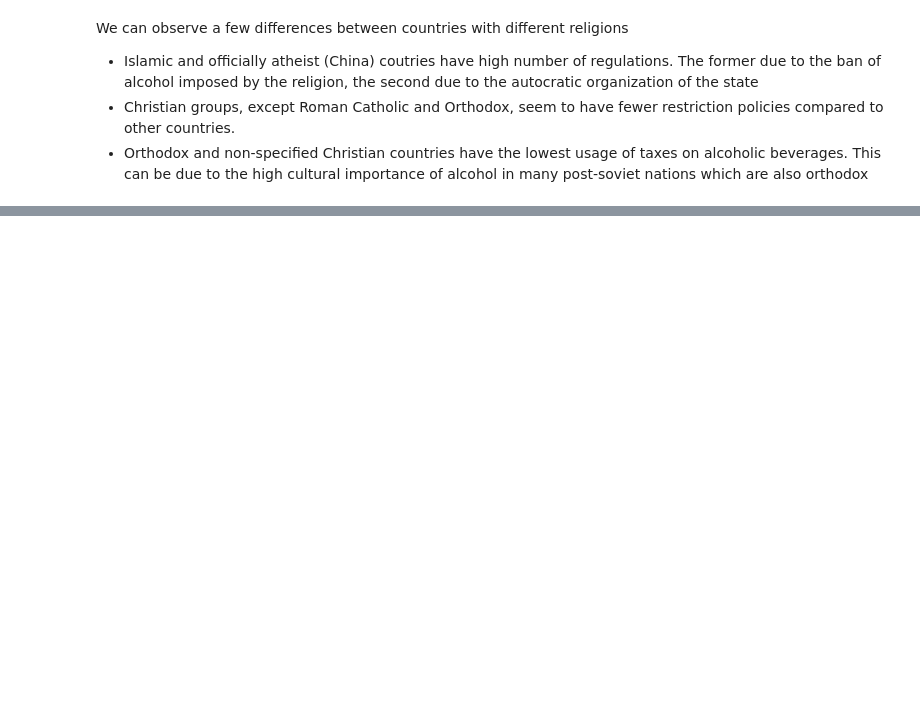
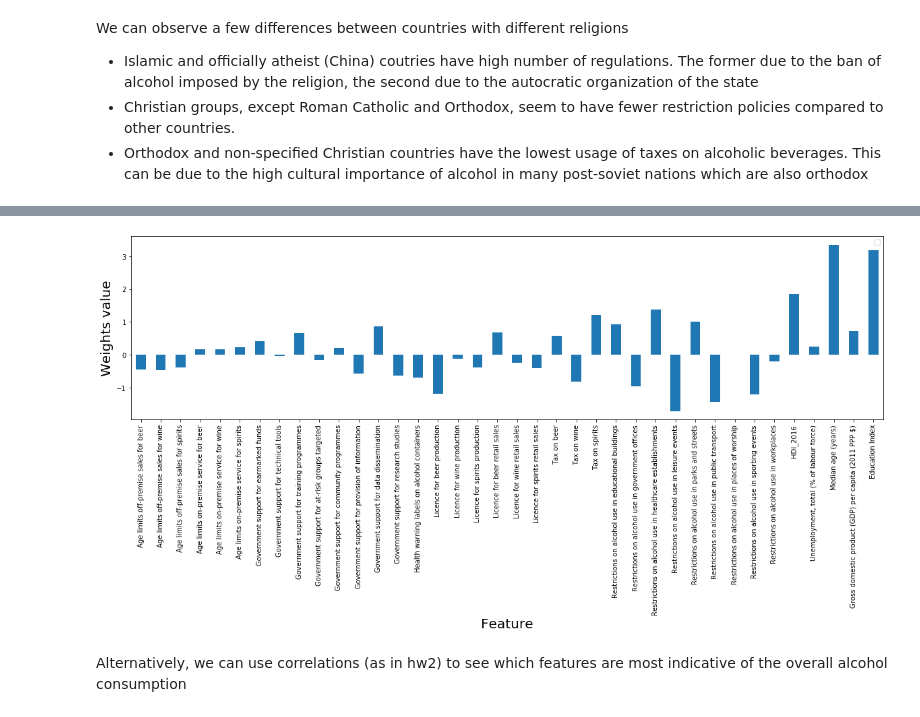
Before and after one commit to TomasTurner/Notorious_ADA_Projet_2019, a Jupyter notebook: src/Final_notebook.ipynb, the cells around one changed output, grey strips where cells are left out. Saved outputs shown, nothing was run; the diff lists cells and outputs as text; code cells hidden in the pictures; blank space fills up the shorter version.

```diff
--- a/src/Final_notebook.ipynb
+++ b/src/Final_notebook.ipynb
@@ -696,0 +746,25 @@ Milestone 3: 20th december
+# %%
+#running linear regression on features, with the target being alcohol consumption
+X = clustering_normalized_np[:,:-1]
+y = clustering_normalized_np[:,-1:]
+
+mse = np.zeros(100)
+warnings.filterwarnings('ignore')
+for a in range(100):
+    mse[a] = -np.mean(cross_val_score(Ridge(alpha=a/10.0), X=X, y=y, cv=5, scoring='neg_mean_squared_error'));
+# %%
+#getting weights for the best performing alpha value
+best_alpha = np.argmin(mse)
+ridge = Ridge(best_alpha/10.0)
+ridge.fit(X, y);
+# %%
+#plotting weights
+plt.rcParams['figure.figsize'] = [20, 5]
+df = pd.DataFrame({'_': ridge.coef_[0]}, index=clustering_normalized_df.columns.tolist()[:-1])
+q = df.plot.bar()
+q.set_xlabel('Feature', size=20)
+q.set_ylabel('Weights value', size=20);
+# %% [output]
+[figure, added]
+# %% [markdown]
+Alternatively, we can use correlations (as in hw2) to see which features are most indicative of the overall alcohol consumption
```
Also changed, not shown: parts of 37 cells of this notebook, 1 other file.
